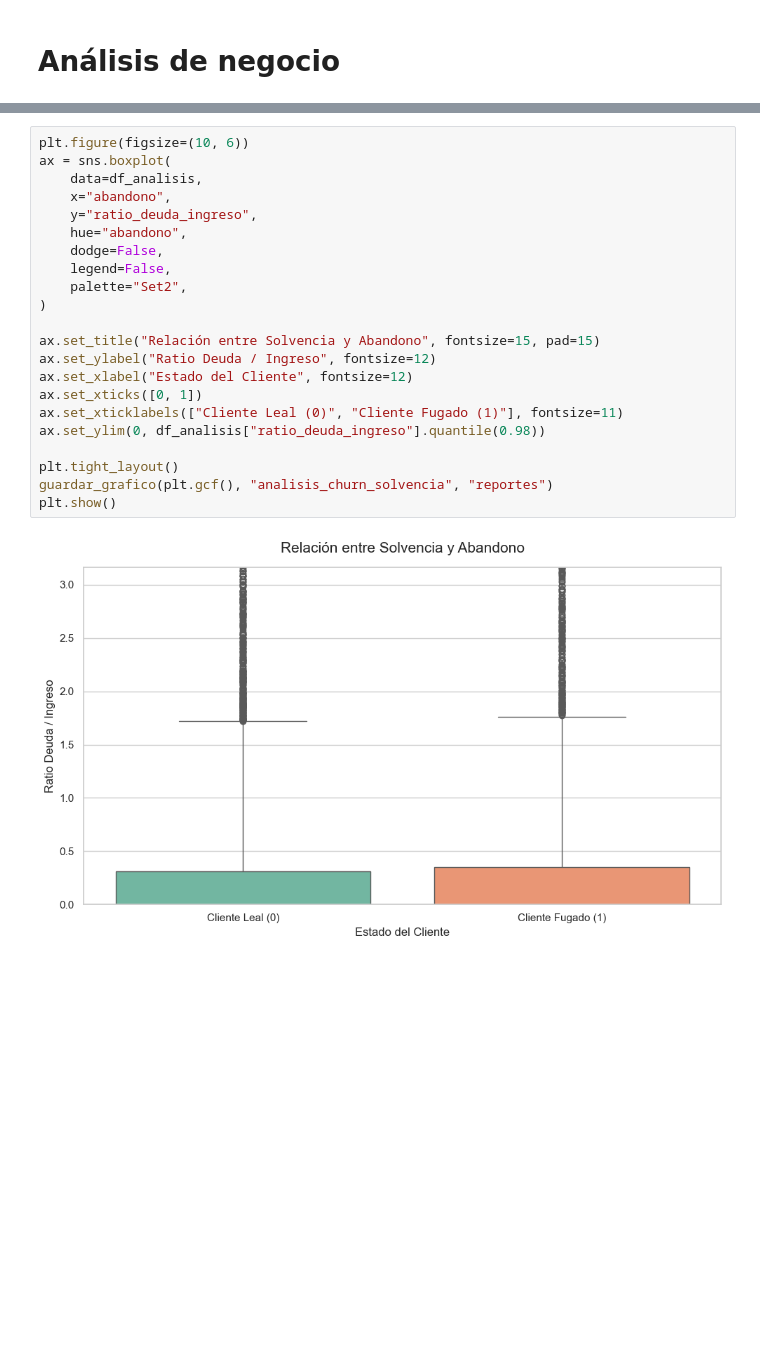
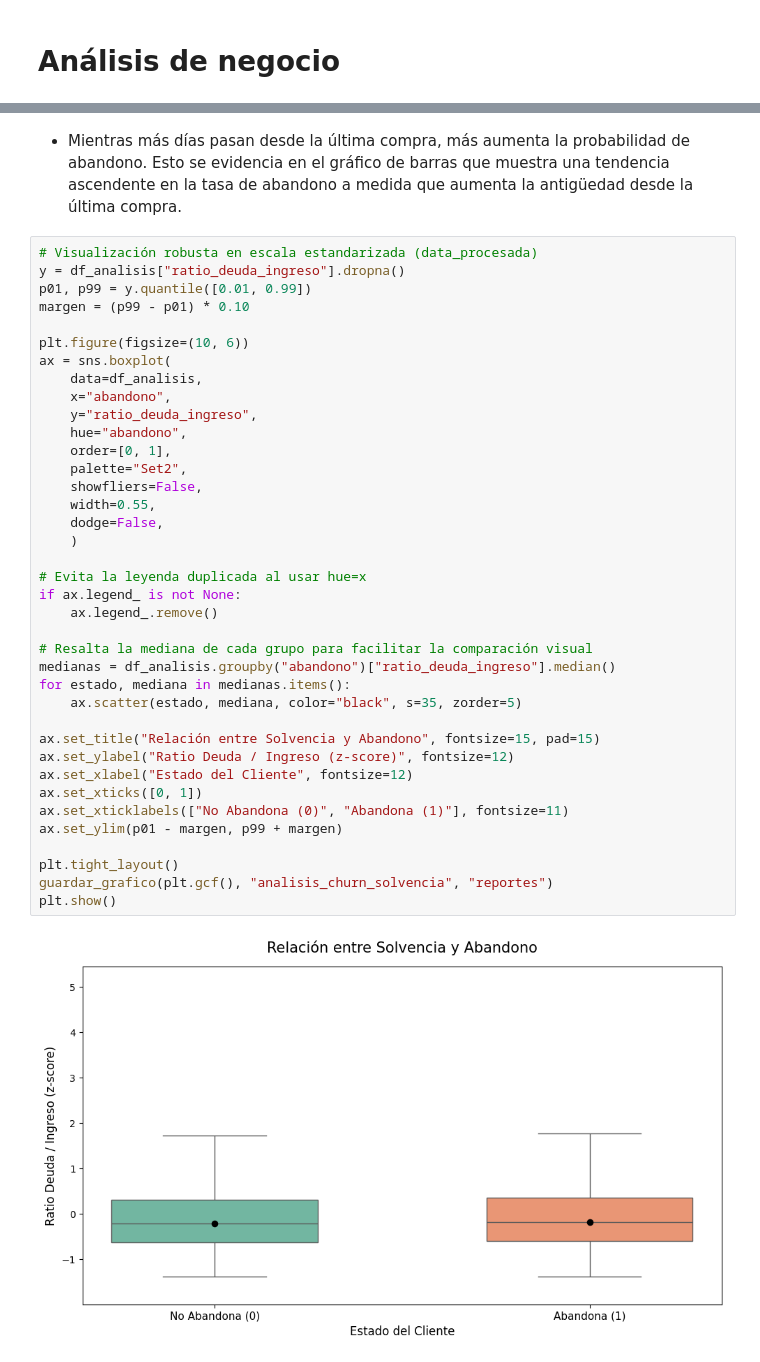
Before and after one commit to francarrascoo/Programacion-para-la-ciencia-de-datos, a Jupyter notebook: notebooks/notebook.ipynb, the cells around one changed output, grey strips where cells are left out. Saved outputs shown, nothing was run; the diff lists cells and outputs as text; blank space fills up the shorter version.

```diff
--- a/notebooks/notebook.ipynb
+++ b/notebooks/notebook.ipynb
@@ -698,27 +920,45 @@ plt.show()
+# %% [markdown]
+* Mientras más días pasan desde la última compra, más aumenta la probabilidad de abandono. Esto se evidencia en el gráfico de barras que muestra una tendencia ascendente en la tasa de abandono a medida que aumenta la antigüedad desde la última compra.
 # %%
+# Visualización robusta en escala estandarizada (data_procesada)
+y = df_analisis["ratio_deuda_ingreso"].dropna()
+p01, p99 = y.quantile([0.01, 0.99])
+margen = (p99 - p01) * 0.10
+
 plt.figure(figsize=(10, 6))
 ax = sns.boxplot(
     data=df_analisis,
     x="abandono",
     y="ratio_deuda_ingreso",
     hue="abandono",
+    order=[0, 1],
+    palette="Set2",
+    showfliers=False,
+    width=0.55,
     dodge=False,
-    legend=False,
-    palette="Set2",
-)
+    )
+
+# Evita la leyenda duplicada al usar hue=x
+if ax.legend_ is not None:
+    ax.legend_.remove()
+
+# Resalta la mediana de cada grupo para facilitar la comparación visual
+medianas = df_analisis.groupby("abandono")["ratio_deuda_ingreso"].median()
+for estado, mediana in medianas.items():
+    ax.scatter(estado, mediana, color="black", s=35, zorder=5)
 
 ax.set_title("Relación entre Solvencia y Abandono", fontsize=15, pad=15)
-ax.set_ylabel("Ratio Deuda / Ingreso", fontsize=12)
+ax.set_ylabel("Ratio Deuda / Ingreso (z-score)", fontsize=12)
 ax.set_xlabel("Estado del Cliente", fontsize=12)
 ax.set_xticks([0, 1])
-ax.set_xticklabels(["Cliente Leal (0)", "Cliente Fugado (1)"], fontsize=11)
-ax.set_ylim(0, df_analisis["ratio_deuda_ingreso"].quantile(0.98))
+ax.set_xticklabels(["No Abandona (0)", "Abandona (1)"], fontsize=11)
+ax.set_ylim(p01 - margen, p99 + margen)
 
 plt.tight_layout()
 guardar_grafico(plt.gcf(), "analisis_churn_solvencia", "reportes")
 plt.show()
 # %% [output]
-[figure, old version]
+[figure, new version]
 # %%
 map_app = {-1: "Desconocido", 0: "Bajo", 1: "Medio", 2: "Alto"}
 orden_app = sorted(df_analisis["uso_app"].unique().tolist())
```
Also changed, not shown: parts of 15 cells of this notebook, 9 other files.
